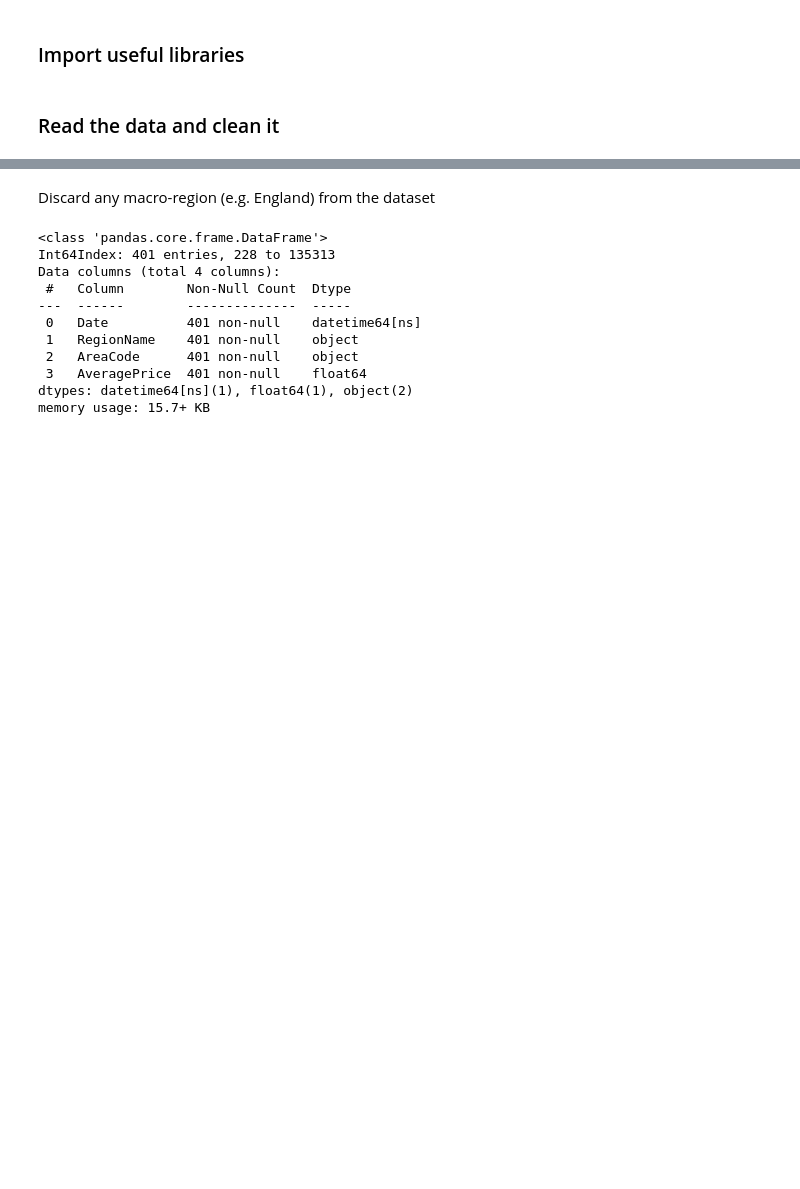
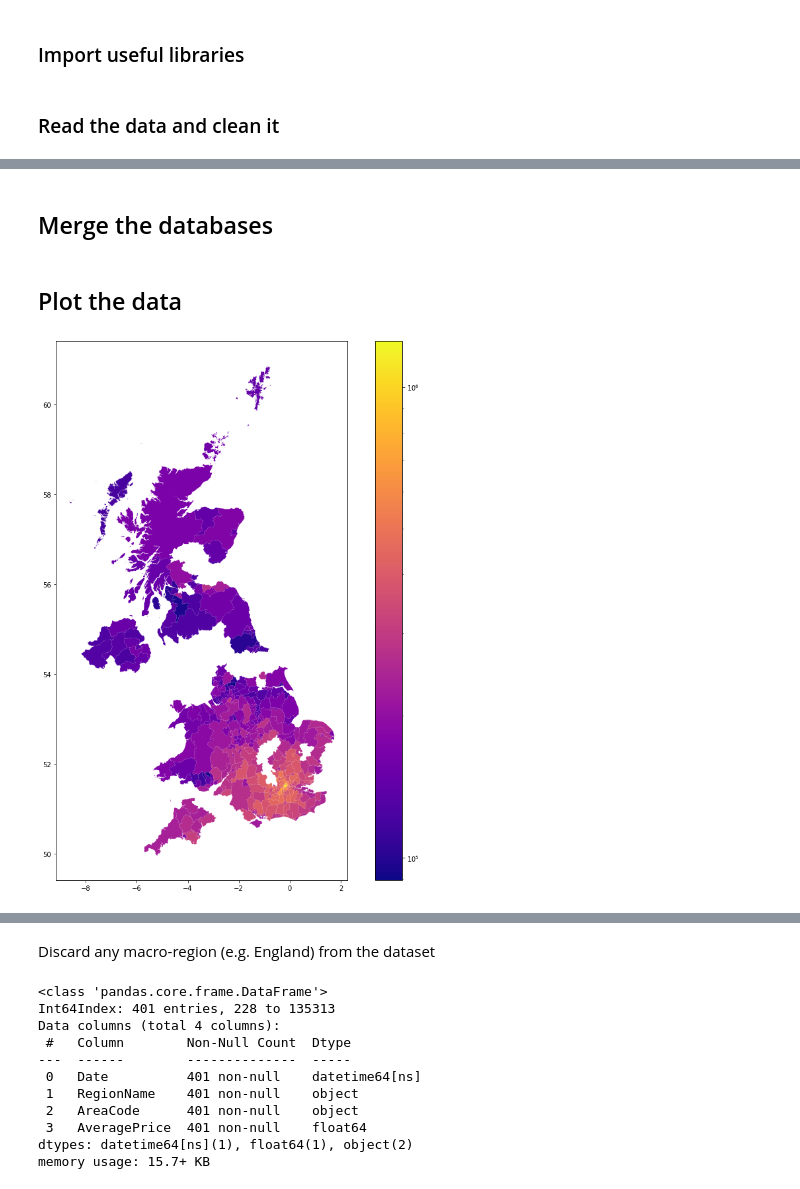
Before and after one commit to gabrielegranello/Dataviz, a Jupyter notebook: Data_cleaning.ipynb, the cells around one changed output, grey strips where cells are left out. Saved outputs shown, nothing was run; the diff lists cells and outputs as text; code cells hidden in the pictures; blank space fills up the shorter version.

Commit message:
Add geopandas library and plot the results

```diff
--- a/Data_cleaning.ipynb
+++ b/Data_cleaning.ipynb
@@ -13,4 +15,4 @@ Read the data and convert the date format
 # %%
-df=pd.read_csv("UK-HPI-full-file-2023-02.csv"); # load the data
-df_reduced=df[['Date', 'RegionName', 'AreaCode', 'AveragePrice']].copy(); # extract the data that refer only to restrict number of columns.
-df_reduced['Date'] = pd.to_datetime(df['Date'],dayfirst=True); # By default, the date is imported as object. However, it is better to convert the date column from object to date class
+hpi_raw_data=pd.read_csv("UK-HPI-full-file-2023-02.csv"); # load the data
+hpi_dataframe=hpi_raw_data[['Date', 'RegionName', 'AreaCode', 'AveragePrice']].copy(); # extract the data that refer only to restrict number of columns.
+hpi_dataframe['Date'] = pd.to_datetime(hpi_dataframe['Date'],dayfirst=True); # By default, the date is imported as object. However, it is better to convert the date column from object to date class
@@ -19,3 +21,28 @@ Extract the data matching a specific adate
+# %%
+england_geo=gpd.read_file('England.json');# read the data for England
+scotland_geo=gpd.read_file('Scotland.json');# read the data for Scotland
+wales_geo=gpd.read_file('Wales.json');# read the data for Wales
+northerireland_geo=gpd.read_file('NortherIrland.json');# read the data for Wales
+greatbritain_geo=pd.concat([england_geo,scotland_geo,wales_geo,northerireland_geo]); # combine all the dataframes together
+# %%
+greatbritain_geo['LAD13NM']=greatbritain_geo['LAD13NM'].fillna(greatbritain_geo['LGDNAME']); # fill the nan values: the LAD13nM field is called LGDNAME in Northern Ireland
+greatbritain_geo['LAD13CD']=greatbritain_geo['LAD13CD'].fillna(greatbritain_geo['LGDCode']); # fill the nan values: the LAD13CD field is called LGDCode in Northern Ireland
+greatbritain_geo=greatbritain_geo[['LAD13CD','LAD13NM','geometry']]; # retain only some columns
+greatbritain_geo=greatbritain_geo.rename(columns={ "LAD13CD": "AreaCode", "LAD13NM": "RegionName"}); # rename the columns to easier names
+# %% [markdown]
+## Merge the databases
+# %%
+greatbritain_hpi=greatbritain_geo.merge(hpi_dataframe, on='AreaCode'); # merge the databases on the area code
+# %% [markdown]
+## Plot the data
+# %%
+time_analysis= np.datetime64('2020-01-01'); # in the first phase, will only work with the data for a give date
+fig,ax=plt.subplots(figsize=[15,15])
+vmin=min(greatbritain_hpi[greatbritain_hpi.Date==time_analysis]['AveragePrice']);
+vmax=max(greatbritain_hpi[greatbritain_hpi.Date==time_analysis]['AveragePrice']);
+greatbritain_hpi[greatbritain_hpi.Date==time_analysis].plot(ax=ax,column="AveragePrice",legend=True,cmap='plasma',norm=colors.LogNorm(vmin=vmin, vmax=vmax)); # extract the dataset for that given date
+# %% [output]
+[figure, added]
 # %%
 time_analysis= np.datetime64('2023-01-01'); # in the first phase, will only work with the data for a give date
 df_grouped=df_reduced[df_reduced.Date==time_analysis].copy(); # extract the dataset for that given date
```
Also changed, not shown: parts of 19 cells of this notebook, 2 other files.
